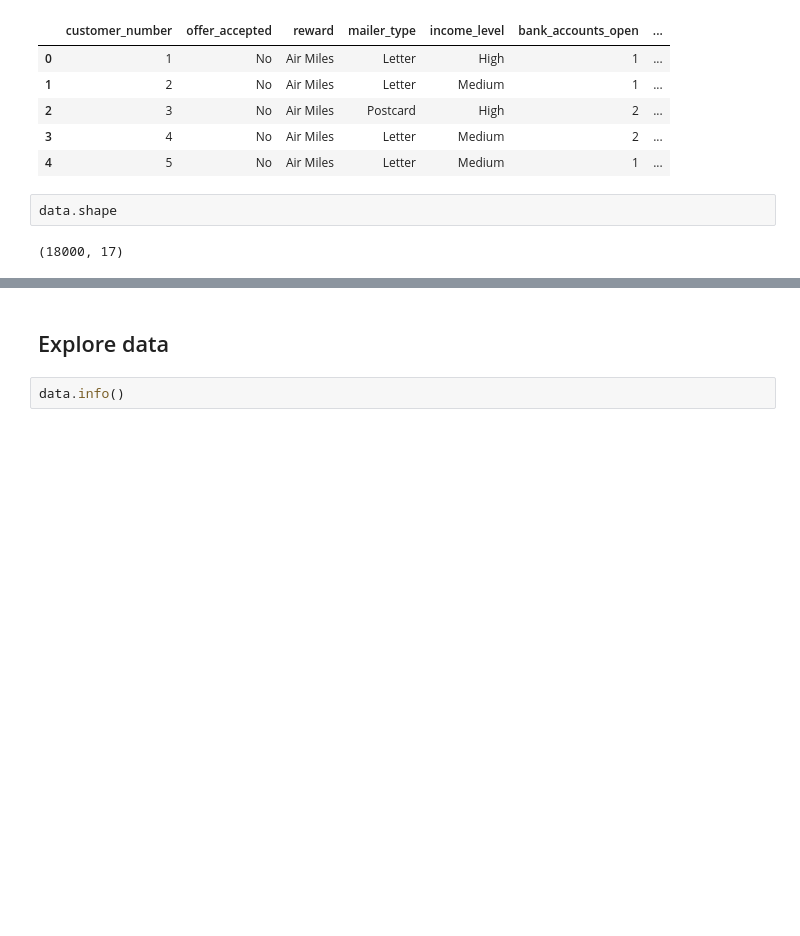
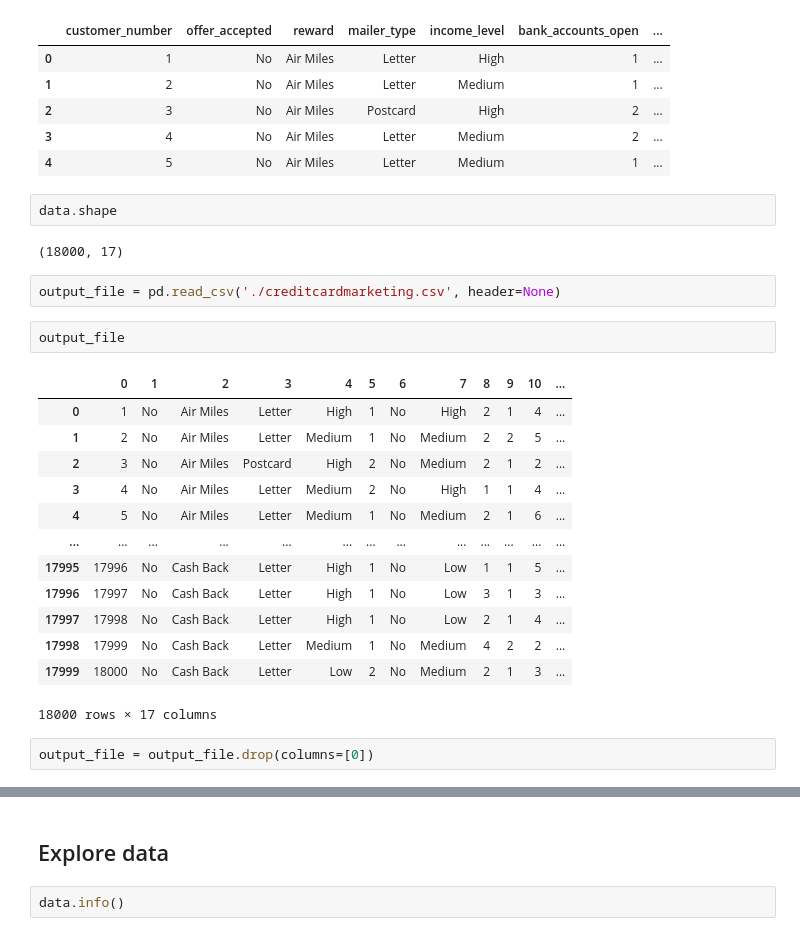
Before and after one commit to LeonardoOlmos/credit-card-offer, a Jupyter notebook: credit_card_offer_classification.ipynb, the cells around one changed output, grey strips where cells are left out. Drawn from its saved outputs; the diff is of its cells as text; blank space fills up the shorter version.

```diff
--- a/credit_card_offer_classification.ipynb
+++ b/credit_card_offer_classification.ipynb
@@ -43,3 +43,23 @@ data.head()
 data.shape
 # %% [output]
 (18000, 17)
+# %%
+output_file = pd.read_csv('./creditcardmarketing.csv', header=None)
+# %%
+output_file
+# %% [output]
+|  | 0 | 1 | 2 | 3 | 4 | 5 | 6 | 7 | 8 | 9 | 10 | ... |
+| 0 | 1 | No | Air Miles | Letter | High | 1 | No | High | 2 | 1 | 4 | ... |
+| 1 | 2 | No | Air Miles | Letter | Medium | 1 | No | Medium | 2 | 2 | 5 | ... |
+| 2 | 3 | No | Air Miles | Postcard | High | 2 | No | Medium | 2 | 1 | 2 | ... |
+| 3 | 4 | No | Air Miles | Letter | Medium | 2 | No | High | 1 | 1 | 4 | ... |
+| 4 | 5 | No | Air Miles | Letter | Medium | 1 | No | Medium | 2 | 1 | 6 | ... |
+| ... | ... | ... | ... | ... | ... | ... | ... | ... | ... | ... | ... | ... |
+| 17995 | 17996 | No | Cash Back | Letter | High | 1 | No | Low | 1 | 1 | 5 | ... |
+| 17996 | 17997 | No | Cash Back | Letter | High | 1 | No | Low | 3 | 1 | 3 | ... |
+| 17997 | 17998 | No | Cash Back | Letter | High | 1 | No | Low | 2 | 1 | 4 | ... |
+| 17998 | 17999 | No | Cash Back | Letter | Medium | 1 | No | Medium | 4 | 2 | 2 | ... |
+| 17999 | 18000 | No | Cash Back | Letter | Low | 2 | No | Medium | 2 | 1 | 3 | ... |
+18000 rows × 17 columns
+# %%
+output_file = output_file.drop(columns=[0])
```
Also changed, not shown: parts of 110 cells of this notebook, 2 other files.
